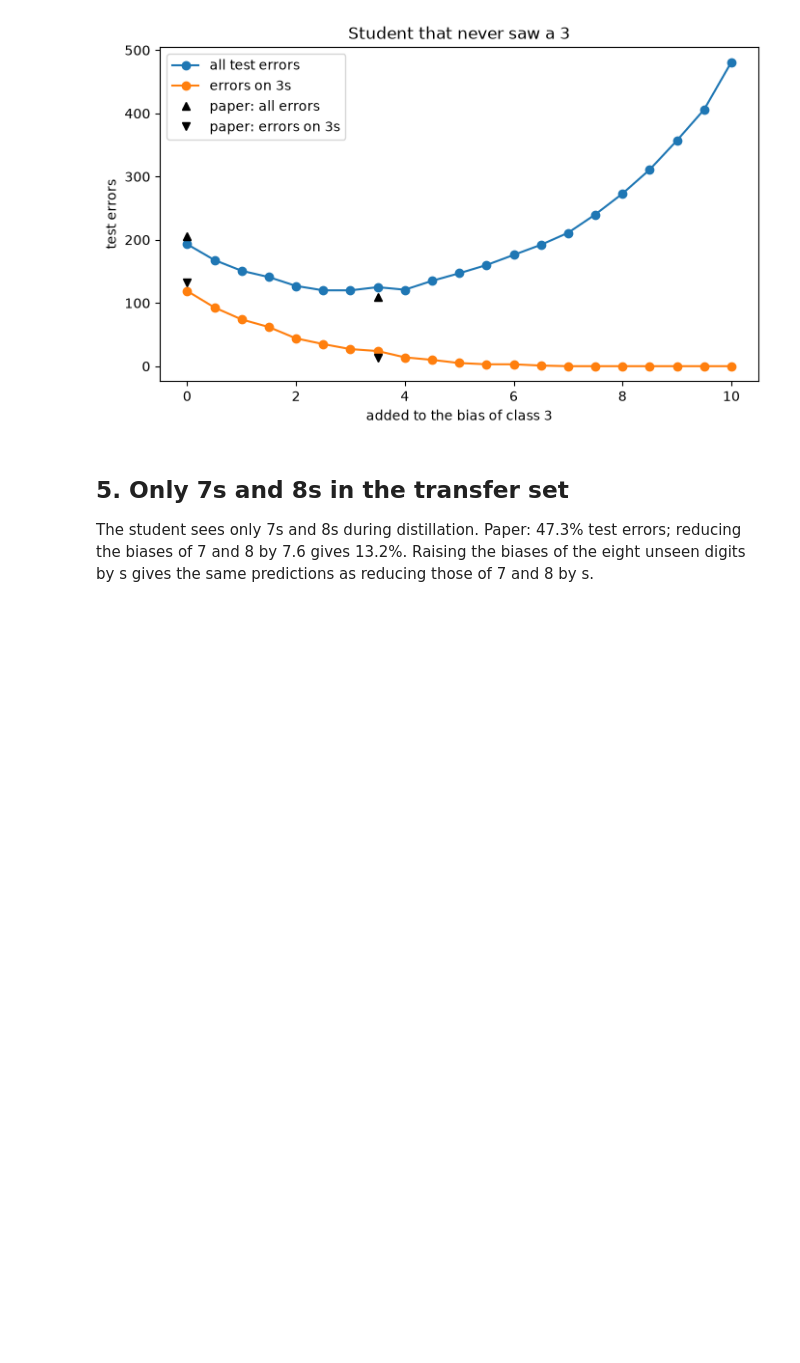
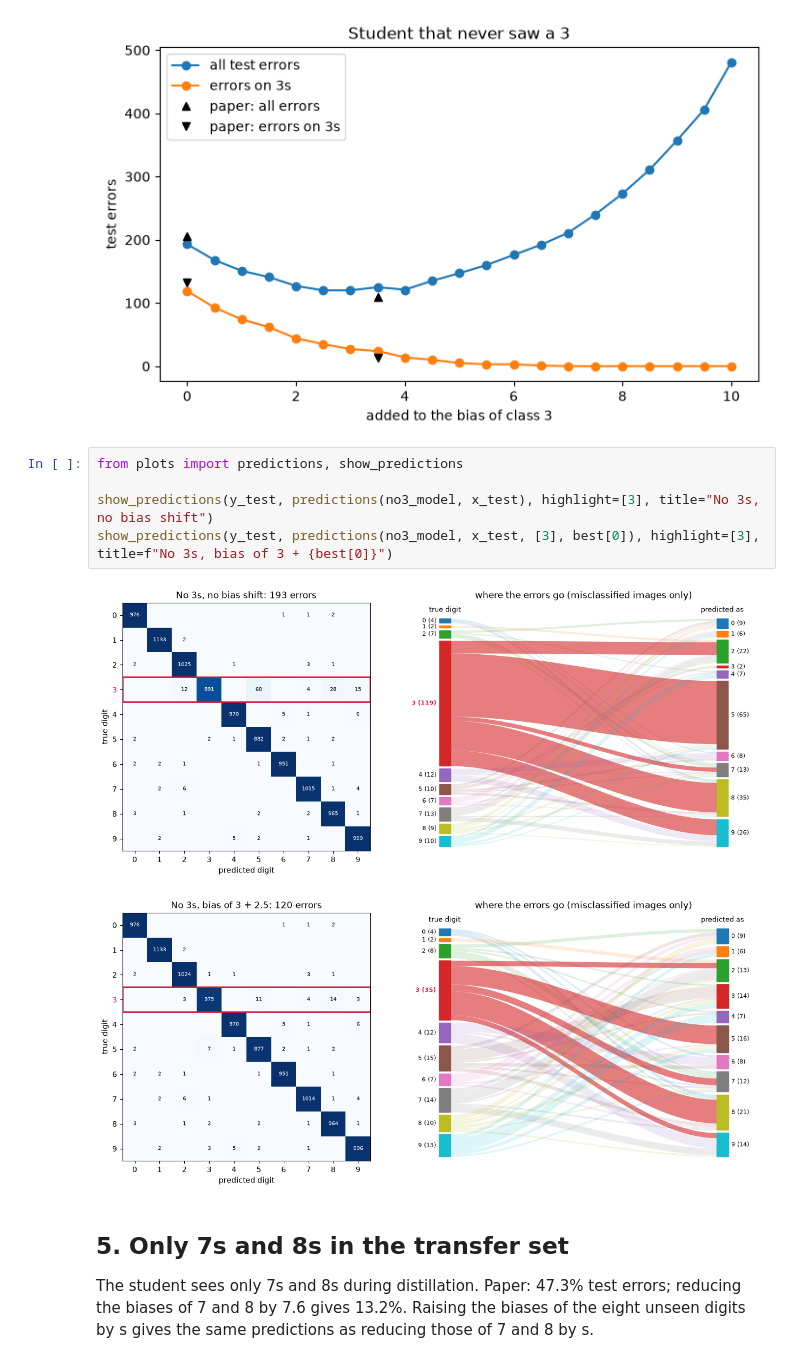
Before and after one commit to Swllen/distillation, a Jupyter notebook: mnist/reproduce.ipynb, the cells around one changed output. Cells and saved outputs as stored; diff of their text form; blank space fills up the shorter version.

```diff
--- a/mnist/reproduce.ipynb
+++ b/mnist/reproduce.ipynb
@@ -473,6 +316,14 @@ ax.legend()
 plt.show()
 # %% [output]
 [figure]
+# %%
+from plots import predictions, show_predictions
+
+show_predictions(y_test, predictions(no3_model, x_test), highlight=[3], title="No 3s, no bias shift")
+show_predictions(y_test, predictions(no3_model, x_test, [3], best[0]), highlight=[3], title=f"No 3s, bias of 3 + {best[0]}")
+# %% [output]
+[figure, added]
+[figure, added]
 # %% [markdown]
 ## 5. Only 7s and 8s in the transfer set
 
```
Also changed, not shown: parts of 5 cells of this notebook.
